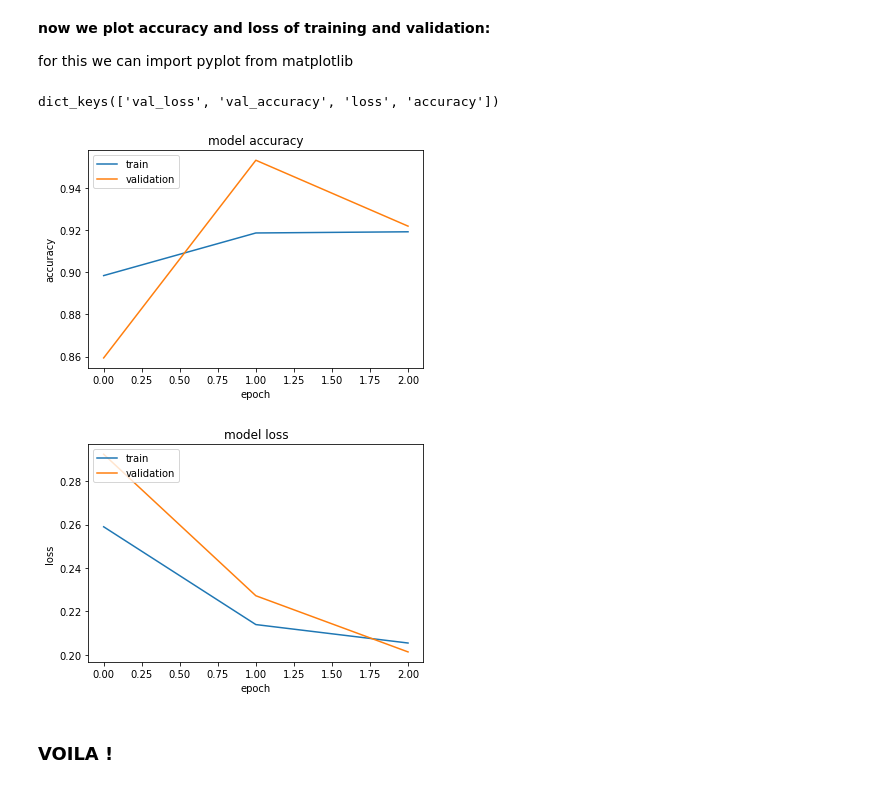
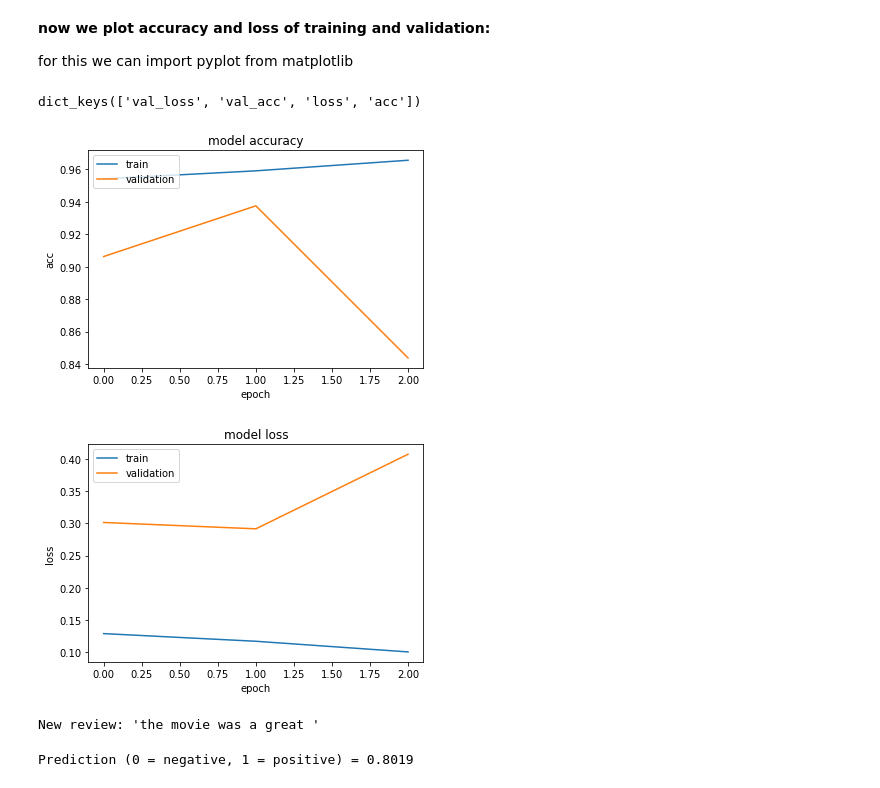
Before and after one commit to divya034/sentiment-analysis, a Jupyter notebook: sanalysis.ipynb, the cells around one changed output. Cells and saved outputs as stored; diff of their text form; code cells hidden in the pictures.

```diff
--- a/sanalysis.ipynb
+++ b/sanalysis.ipynb
@@ -85,8 +67,9 @@ Remember that our input is a sequence of words (technically, integer word IDs) o
 # %%
-
-embedding_size=32
-model=Sequential()
-model.add(Embedding(vocabulary_size, embedding_size, input_length=max_words))
-model.add(LSTM(100, dropout=0.2))
-model.add(Dense(1, activation='sigmoid'))
-print(model.summary())
+model = K.models.Sequential()
+model.add(K.layers.embeddings.Embedding(input_dim=max_words,
+  output_dim=embed_vec_len, embeddings_initializer=e_init,
+  mask_zero=True))
+model.add(K.layers.LSTM(units=100, kernel_initializer=init,
+  dropout=0.2, recurrent_dropout=0.2))  # 100 memory
+model.add(K.layers.Dense(units=1, kernel_initializer=init,
+  activation='sigmoid'))
@@ -115,4 +76,4 @@ We first need to compile our model by specifying the loss function and optimizer
 # %%
-model.compile(loss='binary_crossentropy',
-             optimizer='adam',
-             metrics=['accuracy'])
+model.compile(loss='binary_crossentropy', optimizer=simple_adam,
+  metrics=['acc'])
+print(model.summary())
@@ -121,7 +96,11 @@ model.compile(loss='binary_crossentropy',
 # %%
-batch_size = 64
-num_epochs = 3
-X_valid, y_valid = X_train[:batch_size], y_train[:batch_size]
-X_train2, y_train2 = X_train[batch_size:], y_train[batch_size:]
-model.fit(X_train2, y_train2, validation_data=(X_valid, y_valid), batch_size=batch_size, epochs=num_epochs)
+bat_size = 32
+max_epochs = 3
+print("\nStarting training ")
+
+
+X_valid, y_valid = train_x[:bat_size], train_y[:bat_size]
+X_train2, y_train2 = train_x[bat_size:], train_y[bat_size:]
+history= model.fit(X_train2, y_train2, validation_data=(X_valid, y_valid), batch_size= bat_size, epochs=max_epochs)
+print("Training complete \n")
 # %% [output]
@@ -151,24 +126,28 @@ for this we can import pyplot from matplotlib
 # %%
 print(history.history.keys())
 #  "Accuracy"
-plt.plot(history.history['accuracy'])
-plt.plot(history.history['val_accuracy'])
+plt.plot(history.history['acc'])
+plt.plot(history.history['val_acc'])
 plt.title('model accuracy')
-plt.ylabel('accuracy')
+plt.ylabel('acc')
 plt.xlabel('epoch')
 plt.legend(['train', 'validation'], loc='upper left')
 plt.show()
 # "Loss"
 plt.plot(history.history['loss'])
 plt.plot(history.history['val_loss'])
 plt.title('model loss')
 plt.ylabel('loss')
 plt.xlabel('epoch')
 plt.legend(['train', 'validation'], loc='upper left')
 plt.show()
 # %% [output]
-dict_keys(['val_loss', 'val_accuracy', 'loss', 'accuracy'])
+dict_keys(['val_loss', 'val_acc', 'loss', 'acc'])
-[figure, old version]
+[figure, new version]
-[figure, old version]
+[figure, new version]
-# %% [markdown]
-### **VOILA !**
+# %%
+print("New review: \'the movie was a great \'")
+d = K.datasets.imdb.get_word_index()
+review = "this movie was great"
+# %% [output]
+New review: 'the movie was a great '
@@ -174,0 +162,8 @@ dict_keys(['val_loss', 'val_accuracy', 'loss', 'accuracy'])
+# %%
+review = K.preprocessing.sequence.pad_sequences([review],
+  truncating='pre', padding='pre', maxlen=max_review_len)
+prediction = model.predict(review)
+print("Prediction (0 = negative, 1 = positive) = ", end="")
+print("%0.4f" % prediction[0][0])
+# %% [output]
+Prediction (0 = negative, 1 = positive) = 0.8019
```
Also changed, not shown: parts of 24 cells of this notebook.
